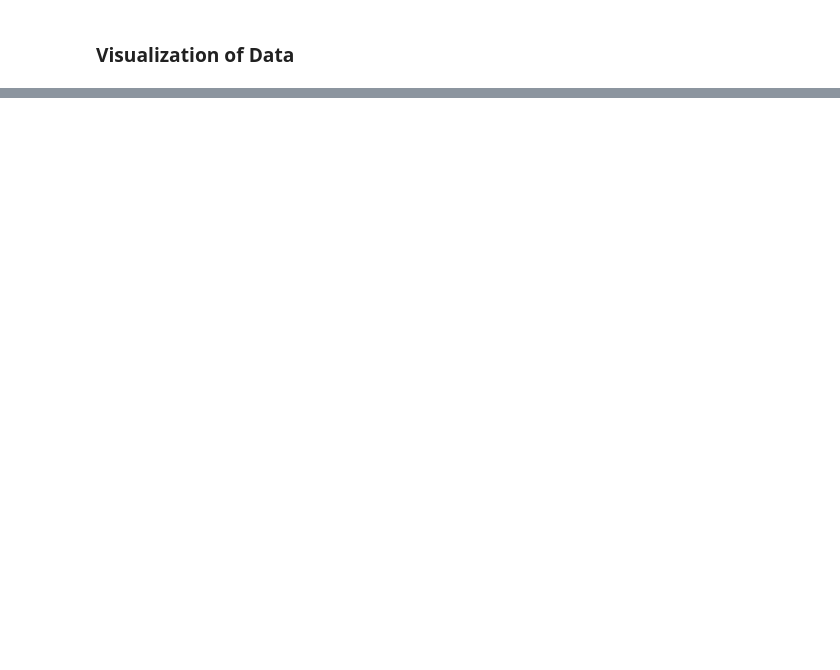
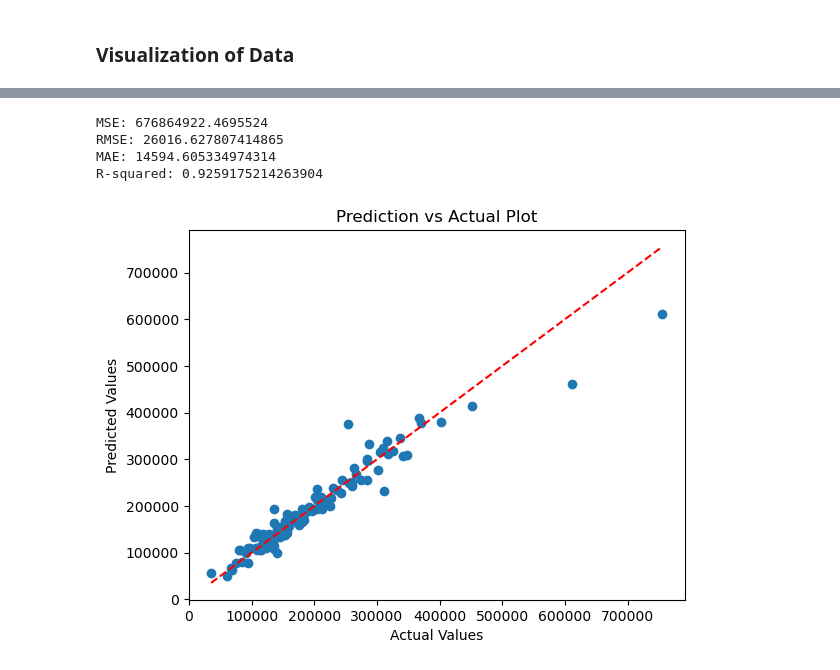
Before and after one commit to sanjanabansal1994/House-Price-Prediction, a Jupyter notebook: EDA.ipynb, the cells around one changed output, grey strips where cells are left out. Cells and saved outputs as stored; diff of their text form; code cells hidden in the pictures; blank space fills up the shorter version.

Commit message:
Linear Regression, Xg Boost, SVR, Random Forest modelling

```diff
--- a/EDA.ipynb
+++ b/EDA.ipynb
@@ -136,0 +315,2 @@ import seaborn as sns
+# %%
+x_train,x_val,y_train,y_val=train_test_split(x_scaled,y,test_size=0.1,random_state=42)
@@ -136,0 +378,7 @@ import seaborn as sns
+# %%
+xgb=XGBRegressor(colsample_bytree= 0.7,
+ learning_rate= 0.1,
+ max_depth= 3,
+ n_estimators= 200)
+# %%
+xgb.fit(x_train,y_train)
@@ -136,0 +397,25 @@ import seaborn as sns
+# %%
+from sklearn.metrics import *
+y_pred=xgb.predict(x_val)
+mae = mean_absolute_error(y_val, y_pred)
+mse=mean_squared_error(y_val,y_pred)
+rmse=np.sqrt(mse)
+r2=r2_score(y_val,y_pred)
+print(f"MSE: {mse}")
+print(f"RMSE: {rmse}")
+print(f"MAE: {mae}")
+print(f"R-squared: {r2}")
+# %% [output]
+MSE: 676864922.4695524
+RMSE: 26016.627807414865
+MAE: 14594.605334974314
+R-squared: 0.9259175214263904
+# %%
+plt.scatter(y_val, y_pred)
+plt.xlabel('Actual Values')
+plt.ylabel('Predicted Values')
+plt.title('Prediction vs Actual Plot')
+plt.plot([min(y_val), max(y_val)], [min(y_val), max(y_val)], color='r', linestyle='--')
+plt.show()
+# %% [output]
+[figure, added]
```
Also changed, not shown: parts of 57 cells of this notebook.
